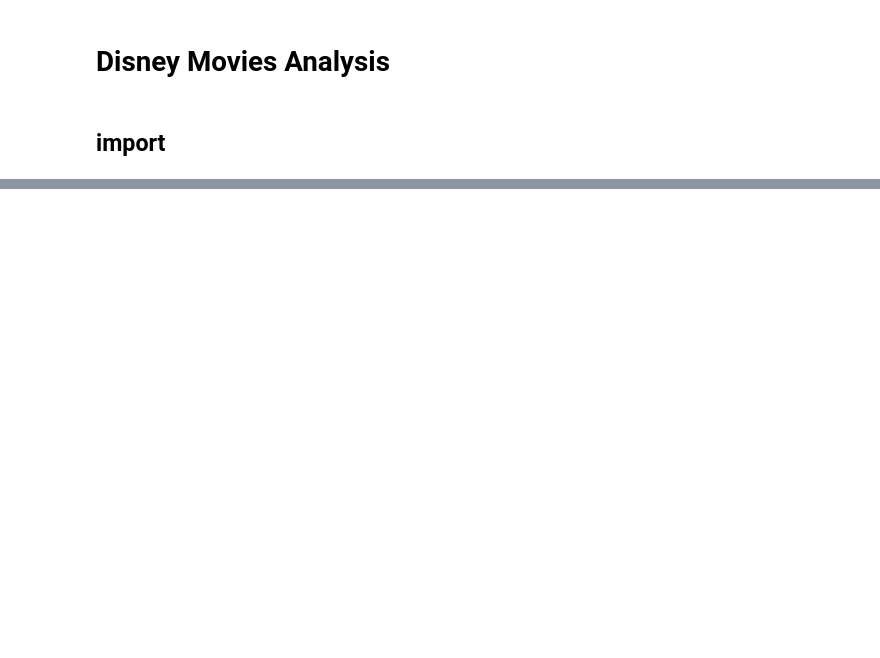
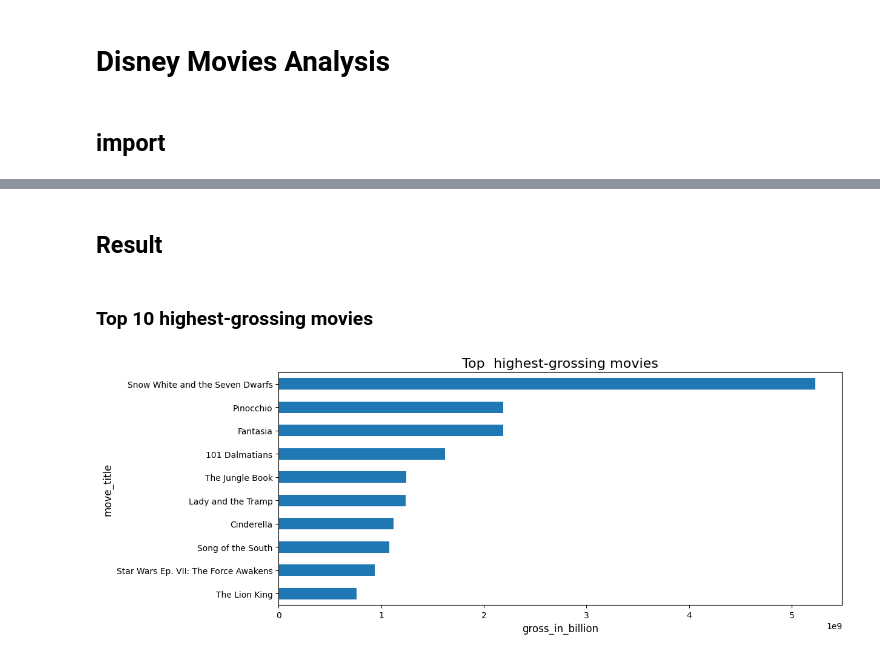
Before and after one commit to TZanarkand/Disney-Movies, a Jupyter notebook: Disney_Movies.ipynb, the cells around one changed output, grey strips where cells are left out. Drawn from its saved outputs; the diff is of its cells as text; code cells hidden in the pictures; blank space fills up the shorter version.

```diff
--- a/Disney_Movies.ipynb
+++ b/Disney_Movies.ipynb
@@ -20,0 +14,3 @@ Path to dataset files: /root/.cache/kagglehub/datasets/prateekmaj21/disney-movie
+# %%
+url = "https://raw.githubusercontent.com/TZanarkand/Project_DA/refs/heads/main/disney_movies.csv"
+df = pd.read_csv(url)
@@ -20,0 +73,2 @@ Path to dataset files: /root/.cache/kagglehub/datasets/prateekmaj21/disney-movie
+# %%
+df.dropna(subset=['genre'], inplace=True)
@@ -20,0 +93,5 @@ Path to dataset files: /root/.cache/kagglehub/datasets/prateekmaj21/disney-movie
+# %%
+# ดึงเฉพาะ 'year' ออกมา แล้วทำการสร้าง column 'release_year' เพิ่มขึ้นมา
+df['release_year'] = pd.DatetimeIndex(df['release_date']).year
+
+df
@@ -20,0 +112,21 @@ Path to dataset files: /root/.cache/kagglehub/datasets/prateekmaj21/disney-movie
+# %% [markdown]
+## Result
+# %% [markdown]
+### Top 10 highest-grossing movies
+# %%
+# top 10 หนังที่ทำรายได้มากที่สุด
+plt.figure(figsize=(12,5))
+
+df1 = df.groupby('movie_title')['inflation_adjusted_gross'].sum()
+df1 = df1.sort_values(ascending=True).tail(10)
+
+# bar chart แบบแนวนอนใช้ 'barh'
+df1.plot(kind='barh')
+
+plt.title('Top  highest-grossing movies', fontsize=16)
+plt.xlabel('gross_in_billion', fontsize=12)
+plt.ylabel('move_title', fontsize=12)
+
+plt.show()
+# %% [output]
+[figure, added]
```
Also changed, not shown: parts of 20 cells of this notebook.
